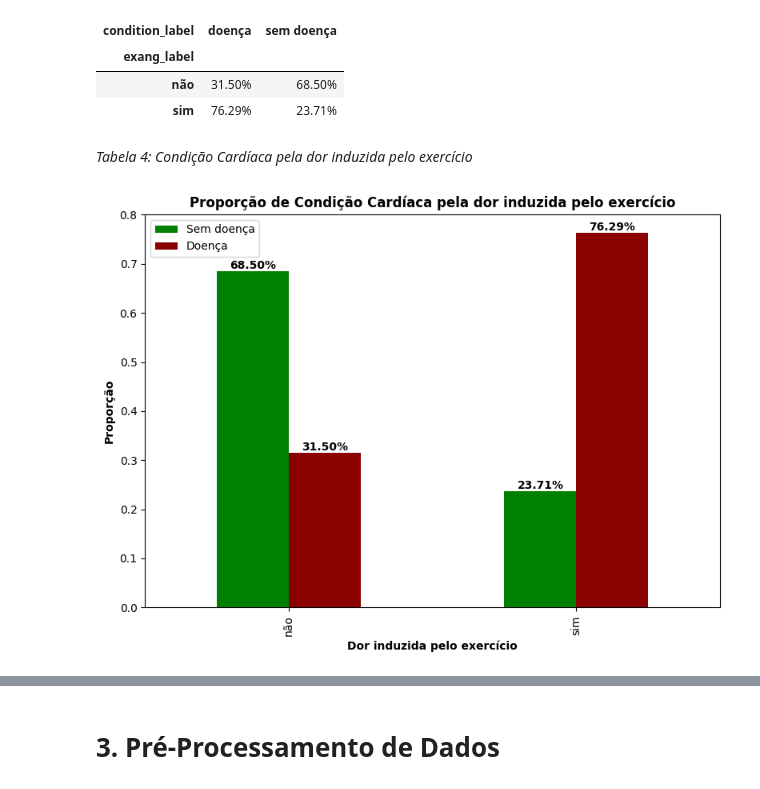
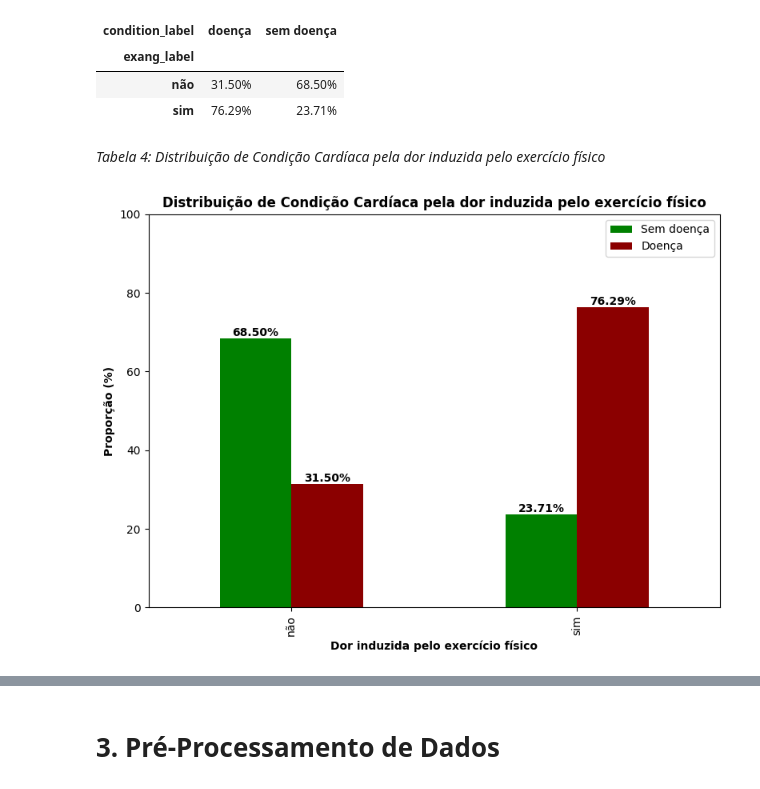
Before and after one commit to luiscpl/PUC_MVP, a Jupyter notebook: MVP_LUIS_CLAUDIO.ipynb, the cells around one changed output, grey strips where cells are left out. Cells and saved outputs as stored; diff of their text form; code cells hidden in the pictures.

```diff
--- a/MVP_LUIS_CLAUDIO.ipynb
+++ b/MVP_LUIS_CLAUDIO.ipynb
@@ -527,31 +514,32 @@ Tabela de proporções por linha (%):
 | não | 31.50% | 68.50% |
 | sim | 76.29% | 23.71% |
 # %% [markdown]
-*Tabela 4: Condição Cardíaca pela dor induzida pelo exercício*
+*Tabela 4: Distribuição de Condição Cardíaca pela dor induzida pelo exercício físico*
 # %%
-# Gráfico de proporção de barras agrupadas: exang_label vs condition_label
-exang_condition_prop = pd.crosstab(df['exang_label'], df['condition_label'], normalize='index')
+# Gráfico de proporção de barras agrupadas: exang_label vs condition_label com eixo y de 0 a 100%
+exang_condition_prop = pd.crosstab(df['exang_label'], df['condition_label'], normalize='index') * 100
 
 ax = exang_condition_prop[['sem doença', 'doença']].plot(
     kind='bar',
     color=[cores['sem doença'], cores['doença']],
     figsize=(8, 6)
 )
-ax.set_xlabel('Dor induzida pelo exercício', fontweight='bold')
-ax.set_ylabel('Proporção', fontweight='bold')
-ax.set_title('Proporção de Condição Cardíaca pela dor induzida pelo exercício', fontweight='bold')
+ax.set_xlabel('Dor induzida pelo exercício físico', fontweight='bold')
+ax.set_ylabel('Proporção (%)', fontweight='bold')
+ax.set_title('Distribuição de Condição Cardíaca pela dor induzida pelo exercício físico', fontweight='bold')
+ax.set_ylim(0, 100)
 ax.legend(['Sem doença', 'Doença'])
 
-# Adiciona os valores nas barras
+# Adiciona os valores percentuais nas barras
 for p in ax.patches:
     ax.annotate(
-        f"{p.get_height():.2%}",
+        f"{p.get_height():.2f}%",
         (p.get_x() + p.get_width() / 2, p.get_height()),
         ha='center', va='bottom', fontweight='bold'
     )
 
 plt.tight_layout()
 plt.show()
 # %% [output]
-[figure, old version]
+[figure, new version]
 # %% [markdown]
```
Also changed, not shown: parts of 45 cells of this notebook.
